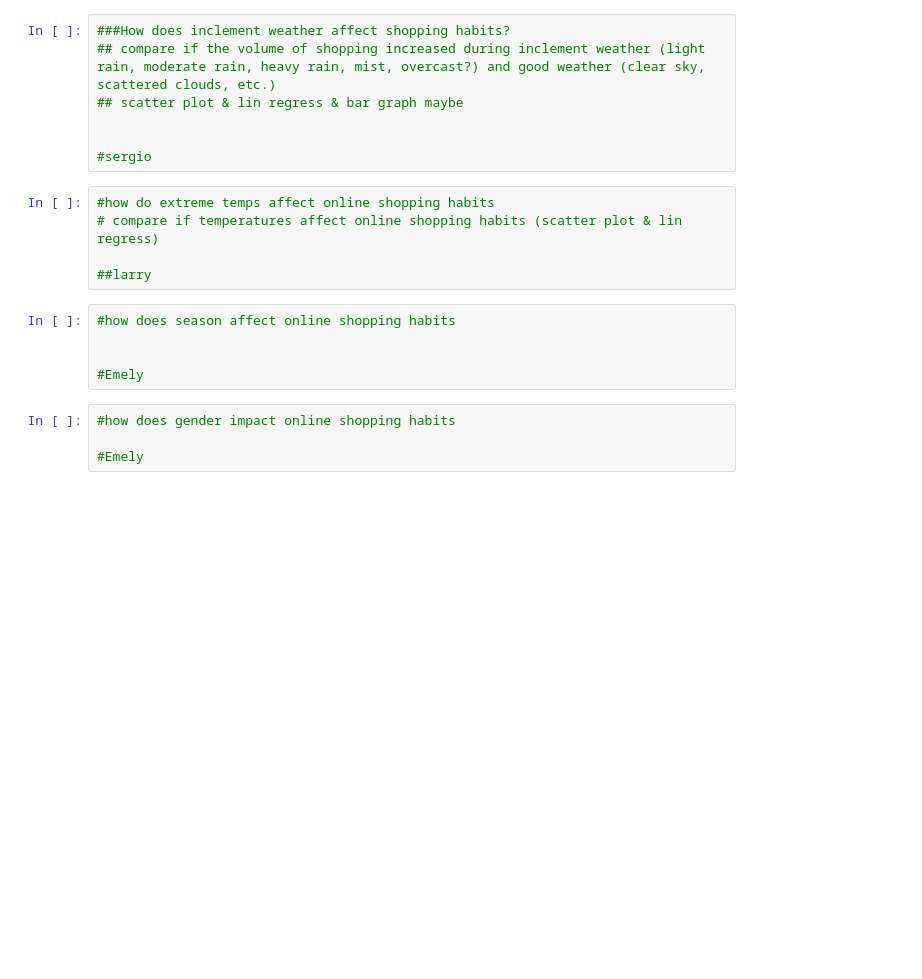
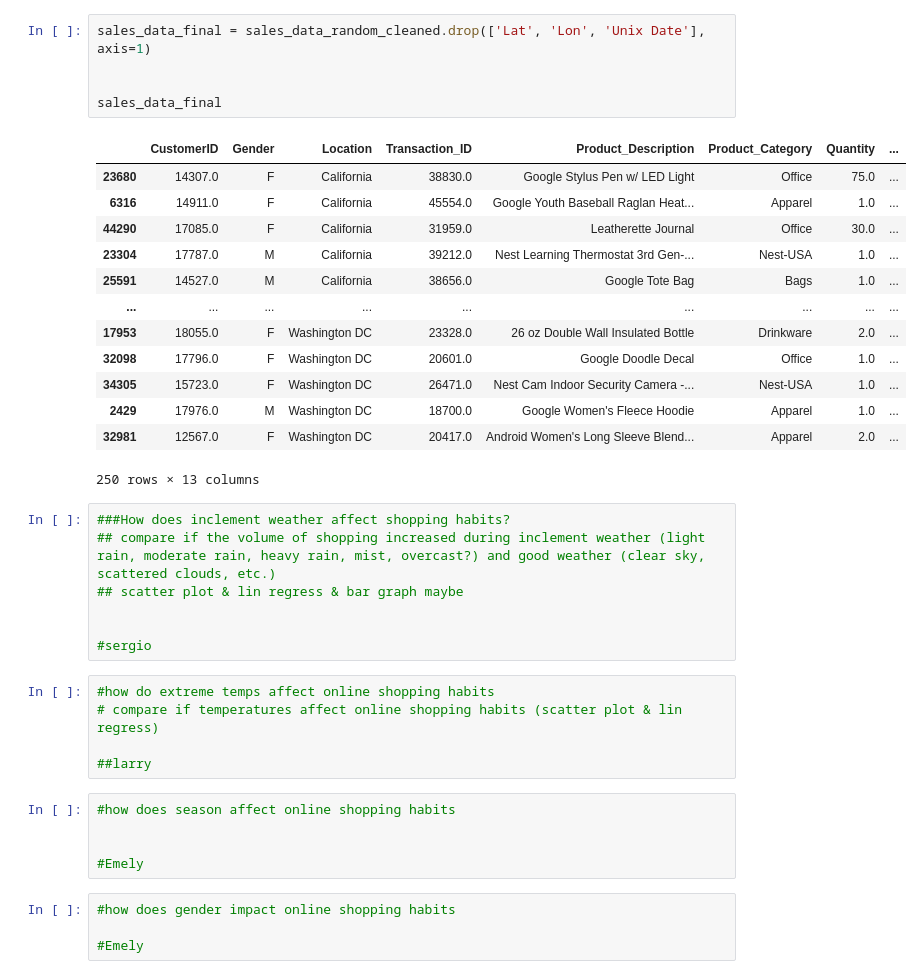
Before and after one commit to Simian12/Project_1, a Jupyter notebook: project1_base.ipynb, the cells around one changed output. Drawn from its saved outputs; the diff is of its cells as text; blank space fills up the shorter version.

```diff
--- a/project1_base.ipynb
+++ b/project1_base.ipynb
@@ -141,3 +167,22 @@ sales_data_random_cleaned.head(25)
+# %%
+sales_data_final = sales_data_random_cleaned.drop(['Lat', 'Lon', 'Unix Date'], axis=1)
+
+
+sales_data_final
+# %% [output]
+|  | CustomerID | Gender | Location | Transaction_ID | Product_Description | Product_Category | Quantity | ... |
+| 23680 | 14307.0 | F | California | 38830.0 | Google Stylus Pen w/ LED Light | Office | 75.0 | ... |
+| 6316 | 14911.0 | F | California | 45554.0 | Google Youth Baseball Raglan Heat... | Apparel | 1.0 | ... |
+| 44290 | 17085.0 | F | California | 31959.0 | Leatherette Journal | Office | 30.0 | ... |
+| 23304 | 17787.0 | M | California | 39212.0 | Nest Learning Thermostat 3rd Gen-... | Nest-USA | 1.0 | ... |
+| 25591 | 14527.0 | M | California | 38656.0 | Google Tote Bag | Bags | 1.0 | ... |
+| ... | ... | ... | ... | ... | ... | ... | ... | ... |
+| 17953 | 18055.0 | F | Washington DC | 23328.0 | 26 oz Double Wall Insulated Bottle | Drinkware | 2.0 | ... |
+| 32098 | 17796.0 | F | Washington DC | 20601.0 | Google Doodle Decal | Office | 1.0 | ... |
+| 34305 | 15723.0 | F | Washington DC | 26471.0 | Nest Cam Indoor Security Camera -... | Nest-USA | 1.0 | ... |
+| 2429 | 17976.0 | M | Washington DC | 18700.0 | Google Women's Fleece Hoodie | Apparel | 1.0 | ... |
+| 32981 | 12567.0 | F | Washington DC | 20417.0 | Android Women's Long Sleeve Blend... | Apparel | 2.0 | ... |
+250 rows × 13 columns
 # %%
 ###How does inclement weather affect shopping habits?
 ## compare if the volume of shopping increased during inclement weather (light rain, moderate rain, heavy rain, mist, overcast?) and good weather (clear sky, scattered clouds, etc.)
```
Also changed, not shown: parts of 10 cells of this notebook.
